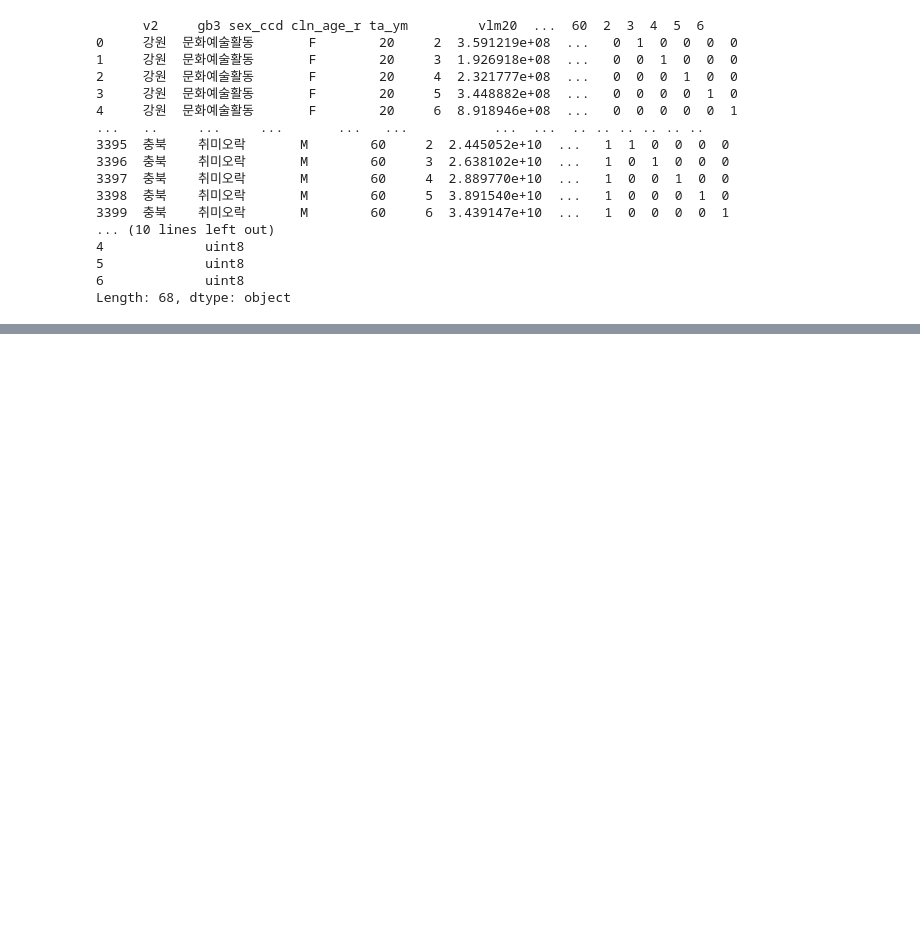
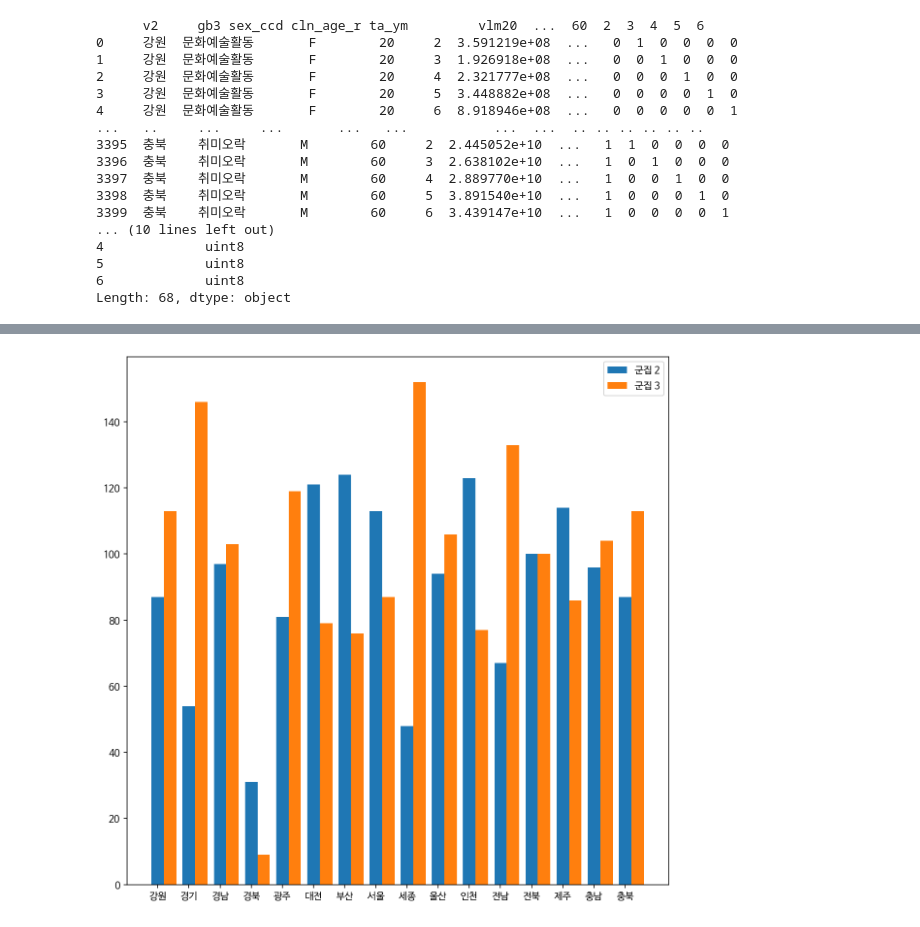
Before and after one commit to skaurl/tourbigdata, a Jupyter notebook: 데이터_전처리.ipynb, the cells around one changed output, grey strips where cells are left out. Cells and saved outputs as stored; diff of their text form; code cells hidden in the pictures; blank space fills up the shorter version.

```diff
--- a/데이터_전처리.ipynb
+++ b/데이터_전처리.ipynb
@@ -526,0 +580,18 @@ df.to_csv("/gdrive/My Drive/한양대학교/2020년 문화관광 빅데이터
+# %%
+df_2_2 = df[df['군집 2']==2]
+
+print(df_2_2)
+print(df_2_2.groupby([df_2_2['v2']]).count())
+print(df_2_2.groupby([df_2_2['gb3']]).count())
+print(df_2_2.groupby([df_2_2['sex_ccd']]).count())
+print(df_2_2.groupby([df_2_2['cln_age_r']]).count())
+print(df_2_2.groupby([df_2_2['ta_ym']]).count())
+
+df_2_3 = df[df['군집 2']==3]
+
+print(df_2_3)
+print(df_2_3.groupby([df_2_3['v2']]).count())
+print(df_2_3.groupby([df_2_3['gb3']]).count())
+print(df_2_3.groupby([df_2_3['sex_ccd']]).count())
+print(df_2_3.groupby([df_2_3['cln_age_r']]).count())
+print(df_2_3.groupby([df_2_3['ta_ym']]).count())
@@ -526,0 +616,19 @@ df.to_csv("/gdrive/My Drive/한양대학교/2020년 문화관광 빅데이터
+# %%
+categories = ['강원', '경기', '경남', '경북', '광주', '대전', '부산', '서울', '세종', '울산', '인천', '전남', '전북', '제주', '충남', '충북']
+
+x = np.arange(len(categories))
+
+v2_2 = df_2_2.groupby(df_2_2['v2']).count()
+plt.bar(x+0.0,v2_2.iloc[:,0],width=0.4, label='군집 2')
+
+v2_3 = df_2_3.groupby(df_2_3['v2']).count()
+plt.bar(x+0.4,v2_3.iloc[:,0],width=0.4, label='군집 3')
+
+plt.xticks(x,categories)
+
+plt.legend()
+
+plt.title('')
+plt.show()
+# %% [output]
+[figure, added]
```
Also changed, not shown: parts of 8 cells of this notebook.
